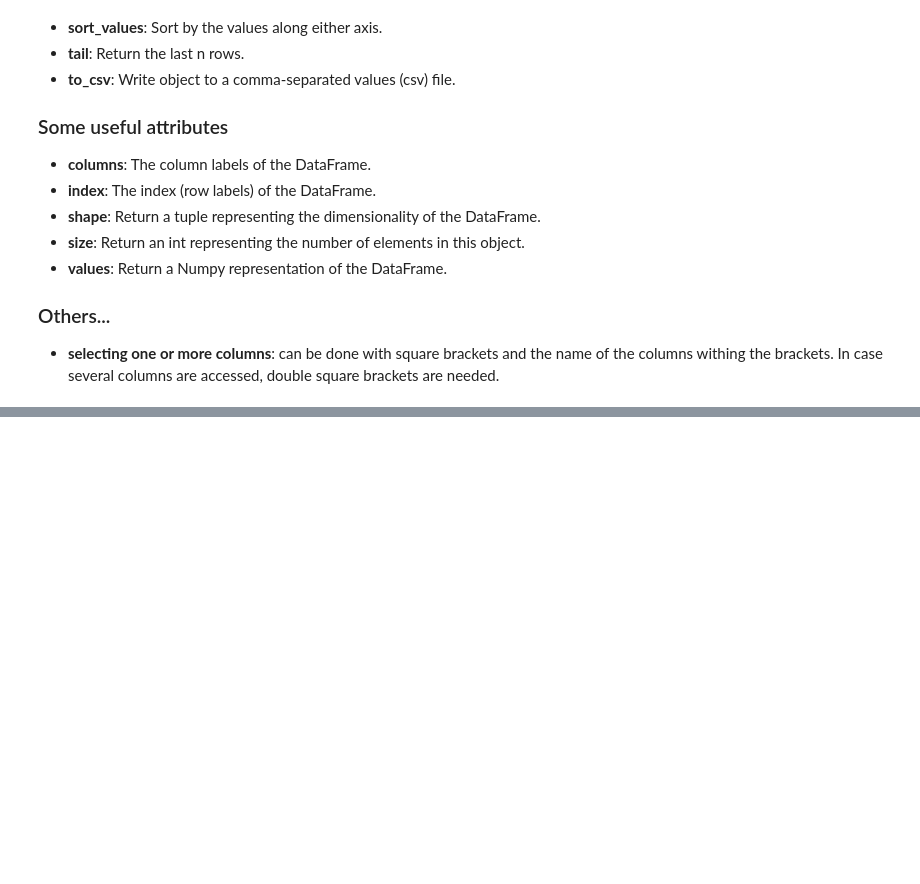
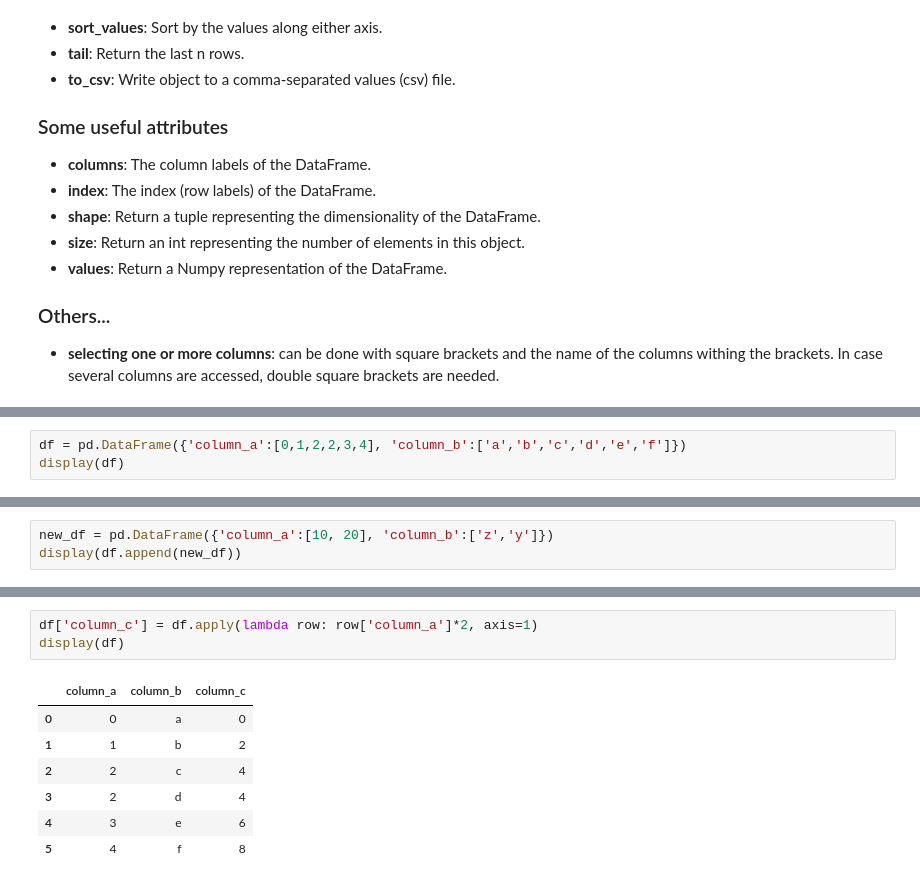
Before and after one commit to lucabenedetto/2019-ai-for-security, a Jupyter notebook: cheatsheets/pandas.ipynb, the cells around one changed output, grey strips where cells are left out. Drawn from its saved outputs; the diff is of its cells as text; blank space fills up the shorter version.

```diff
--- a/cheatsheets/pandas.ipynb
+++ b/cheatsheets/pandas.ipynb
@@ -66,0 +79,3 @@ If you are wondering what's the difference between a one column DF and a Series
+# %%
+df = pd.DataFrame({'column_a':[0,1,2,2,3,4], 'column_b':['a','b','c','d','e','f']})
+display(df)
@@ -66,0 +92,3 @@ If you are wondering what's the difference between a one column DF and a Series
+# %%
+new_df = pd.DataFrame({'column_a':[10, 20], 'column_b':['z','y']})
+display(df.append(new_df))
@@ -66,0 +111,11 @@ If you are wondering what's the difference between a one column DF and a Series
+# %%
+df['column_c'] = df.apply(lambda row: row['column_a']*2, axis=1)
+display(df)
+# %% [output]
+|  | column_a | column_b | column_c |
+| 0 | 0 | a | 0 |
+| 1 | 1 | b | 2 |
+| 2 | 2 | c | 4 |
+| 3 | 2 | d | 4 |
+| 4 | 3 | e | 6 |
+| 5 | 4 | f | 8 |
```
Also changed, not shown: parts of 69 cells of this notebook.
